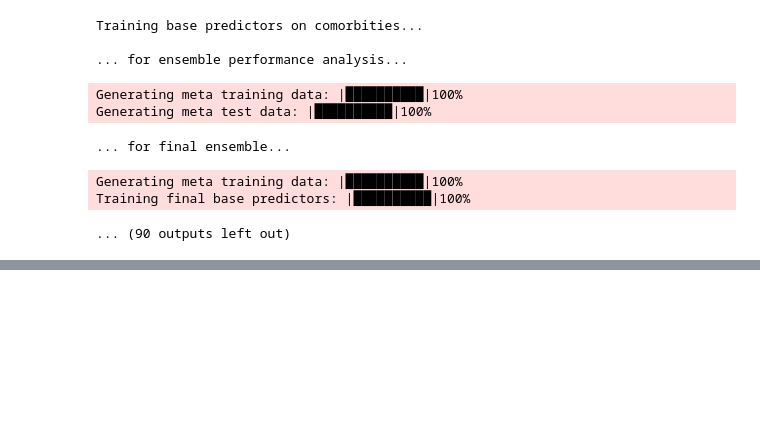
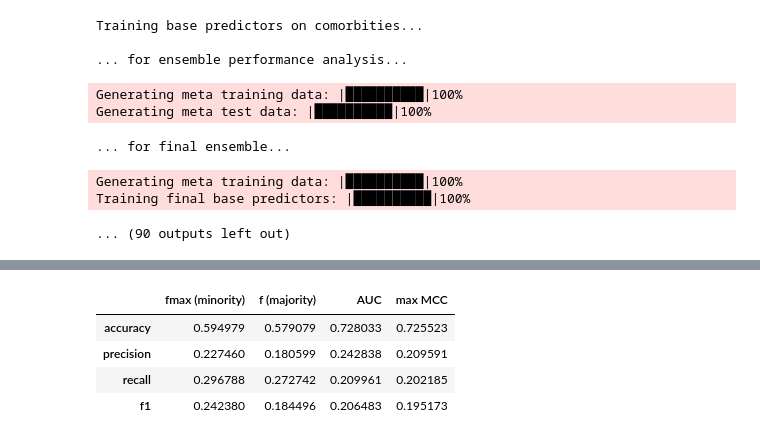
Before and after one commit to aviadsusman/eipy, a Jupyter notebook: eipy/COVID_1_vs_all.ipynb, the cells around one changed output, grey strips where cells are left out. Saved outputs shown, nothing was run; the diff lists cells and outputs as text; code cells hidden in the pictures; blank space fills up the shorter version.

Commit message:
serialized EIs and performance

```diff
--- a/eipy/COVID_1_vs_all.ipynb
+++ b/eipy/COVID_1_vs_all.ipynb
@@ -216,4 +177,11 @@ def accuracy(preds, test):
+# %%
+def confidence(list_of_tups, approach="max"):
+    if approach == "max":
+        return [tup.index(max(tup)) for tup in list_of_tups]
 # %%
-for k,v in metric_preds_dict.items():
-    print(f"{k}, {accuracy(v,y_test)}")
+final_predictions = {}
+for k, v in predictions_for_preferred_metric.items():
+    final_predictions[k] = confidence(v[1])
+
+final_predictions
 # %% [output]
@@ -223,0 +211,25 @@ max MCC, [0.72552301]
+# %%
+performance_frame = pd.DataFrame()
+multi_metrics = ["accuracy", "precision", "recall", "f1"]
+import eipy.utils as ut
+for bin_metric, y_pred in final_predictions.items():
+    scores =[]
+    for multi_metric in multi_metrics:
+        if multi_metric == "accuracy":
+            scores.append(sum([1*(y==y_hat)+0*(y!=y_hat) for y,y_hat in list(zip(y_test, y_pred))])/len(y_test))
+        elif multi_metric == "precision":
+            scores.append(precision_score(y_test, y_pred, average='macro'))
+        elif multi_metric == "recall":
+            scores.append(recall_score(y_test, y_pred, average='macro'))
+        elif multi_metric == "f1":
+            scores.append(f1_score(y_test, y_pred, average='macro'))
+    performance_frame[bin_metric] = scores
+# %%
+performance_frame = performance_frame.set_index(pd.Index(multi_metrics))
+performance_frame
+# %% [output]
+|  | fmax (minority) | f (majority) | AUC | max MCC |
+| accuracy | 0.594979 | 0.579079 | 0.728033 | 0.725523 |
+| precision | 0.227460 | 0.180599 | 0.242838 | 0.209591 |
+| recall | 0.296788 | 0.272742 | 0.209961 | 0.202185 |
+| f1 | 0.242380 | 0.184496 | 0.206483 | 0.195173 |
```
Also changed, not shown: parts of 11 cells of this notebook, 12 other files.
